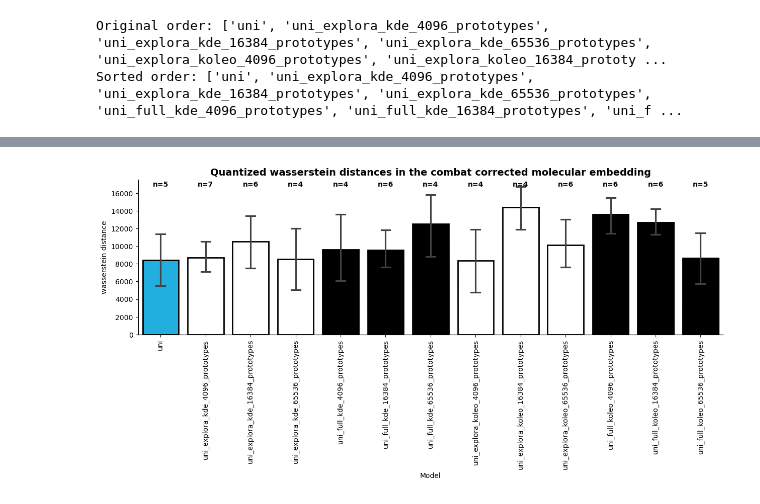
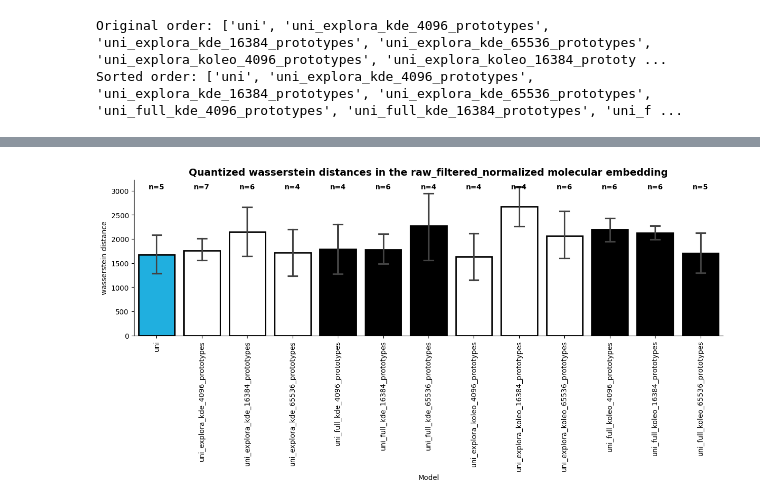
Before and after one commit to AI-for-RNA-Biology/TumorArchetype_FM, a Jupyter notebook: notebooks/TNBC/6_Invasive_clusters_molecular_wassertein.ipynb, the cells around one changed output, grey strips where cells are left out. Drawn from its saved outputs; the diff is of its cells as text; code cells hidden in the pictures.

```diff
--- a/notebooks/TNBC/6_Invasive_clusters_molecular_wassertein.ipynb
+++ b/notebooks/TNBC/6_Invasive_clusters_molecular_wassertein.ipynb
@@ -262,14 +281,14 @@ palette=palette,
 plt.xticks(rotation=90)
 plt.ylabel("wasserstein distance")
 plt.xlabel("Model")
-plt.title(f"{stat.capitalize()} cluster quantized wasserstein distances per patient in the combat corrected", weight='bold', fontsize=16)
+plt.title(f"{stat.capitalize()} cluster quantized wasserstein distances per patient in the raw_filtered_normalized", weight='bold', fontsize=16)
 sns.despine()
 
 for i, n in enumerate(n_clusters):
-    plt.text(x=i, y=14000, s=f"n={int(n)}", ha='center', va='bottom', weight='bold')
+    plt.text(x=i, y=2000, s=f"n={int(n)}", ha='center', va='bottom', weight='bold')
 
 
 
 
-plt.savefig(os.path.join(config['figures_folder'], "Figure4", f"quantized_wasserstein_between_image_clusters_in_combat_corrected_normalized_embedding_per_patient.pdf"), bbox_inches='tight')
+plt.savefig(os.path.join(config['figures_folder'], "Figure4", f"quantized_wasserstein_between_image_clusters_in_raw_filtered_normalized_normalized_embedding_per_patient.pdf"), bbox_inches='tight')
 # %% [output]
@@ -328,7 +352,7 @@ for i_p, patient in enumerate(patient_list):
 
 
         # print(os.path.join(path_to_invasive_cancer_clustering_results, "kmeans", name, f"quantized_wasserstein_distance_molecular_combat_corrected_{name}_{opti_clusters.loc[name, 'n_clusters']}_clusters_patient_{patient}.csv"))
-            filename = os.path.join(path_to_invasive_cancer_clustering_results, "kmeans", name, f"quantized_wasserstein_distance_molecular_combat_corrected_{name}_{opti_clusters.loc[name, 'n_clusters']}_clusters_patient_{patient}.csv")
+            filename = os.path.join(path_to_invasive_cancer_clustering_results, "kmeans", name, f"quantized_wasserstein_distance_molecular_raw_filtered_normalized_{name}_{opti_clusters.loc[name, 'n_clusters']}_clusters_patient_{patient}.csv")
 
             # print(filename)
             df = pd.read_csv(filename, index_col=0)
@@ -429,13 +451,13 @@ palette=palette,
 plt.xticks(rotation=90)
 plt.ylabel("wasserstein distance")
 plt.xlabel("Model")
-plt.title(f"{stat.capitalize()} cluster quantized wasserstein distances per patient in the combat corrected embedding", weight='bold', fontsize=16)
+plt.title(f"{stat.capitalize()} cluster quantized wasserstein distances per patient in the raw_filtered_normalized embedding", weight='bold', fontsize=16)
 sns.despine()
 
 for i, n in enumerate(n_clusters):
-    plt.text(x=i, y=14000, s=f"n={n}", ha='center', va='bottom', weight='bold')
+    plt.text(x=i, y=2000, s=f"n={n}", ha='center', va='bottom', weight='bold')
 
 
 
-plt.savefig(os.path.join(config['figures_folder'], "Figure4", f"quantized_wasserstein_between_image_clusters_in_combat_corrected_embedding_per_patient.pdf"), bbox_inches='tight')
+plt.savefig(os.path.join(config['figures_folder'], "Figure4", f"quantized_wasserstein_between_image_clusters_in_raw_filtered_normalized_embedding_per_patient.pdf"), bbox_inches='tight')
 # %% [output]
@@ -472,7 +643,7 @@ for model_type, names, path in zip([config['retrained_model_list1_type'],
     for name in names:
         # print(os.path.join(path_to_invasive_cancer_clustering_results, name, f"quantized_wasserstein_distance_{name}_{opti_clusters.loc[name, 'n_clusters']}_clusters.csv"))
         # filename = os.path.join(path_to_invasive_cancer_clustering_results, name, f"quantized_wasserstein_distance_{name}_molecular_combat_corrected_5_clusters.csv")
-        filename = os.path.join(path_to_invasive_cancer_clustering_results, name, f"quantized_wasserstein_distance_{name}_molecular_combat_corrected_{opti_clusters.loc[name, 'n_clusters']}_clusters.csv")
+        filename = os.path.join(path_to_invasive_cancer_clustering_results, name, f"quantized_wasserstein_distance_{name}_molecular_raw_filtered_normalized_{opti_clusters.loc[name, 'n_clusters']}_clusters.csv")
         # filename = filenames[0]
 
         df = pd.read_csv(filename, index_col=0)
@@ -544,34 +715,34 @@ for model_type in sorted_models:
         n_clusters.append(df_summary.loc[model_type, 'n_clusters'])
     dfs.append(df)
 df = pd.concat(dfs, ignore_index=True)
 
 
 palette = []
 for model in sorted_models:
     if "explora" in model:
         palette.append("white")
     elif "full" in model:
         palette.append("black")
     else:
         palette.append("deepskyblue")
 
 plt.figure(figsize=(15, 4))
 sns.barplot(data=df, x='model',
             y="wasserstein_distance",
             palette=palette,
             linewidth=2,
             edgecolor="black",
             capsize=0.2,
 )
 plt.xticks(rotation=90)
 plt.ylabel("wasserstein distance")
 plt.xlabel("Model")
-plt.title(f"Quantized wasserstein distances in the combat corrected molecular embedding", weight="bold", fontsize=14)
+plt.title(f"Quantized wasserstein distances in the raw_filtered_normalized molecular embedding", weight="bold", fontsize=14)
 sns.despine()
 
 for i, n in enumerate(n_clusters):
-    plt.text(x=i, y=16600, s=f"n={n}", ha='center', va='bottom', weight='bold')
+    plt.text(x=i, y=3000, s=f"n={n}", ha='center', va='bottom', weight='bold')
 
-plt.savefig(os.path.join(config['figures_folder'], "Figure4/invasive_cancer_clustering_quantized_wasserstein_distances_molecular_combat_corrected_embedding_for_clusters_defined_with_best_silhouette_and_lower_ARI_patient.pdf"), bbox_inches="tight")
+plt.savefig(os.path.join(config['figures_folder'], "Figure4/invasive_cancer_clustering_quantized_wasserstein_distances_molecular_raw_filtered_normalized_embedding_for_clusters_defined_with_best_silhouette_and_lower_ARI_patient.pdf"), bbox_inches="tight")
 # %% [output]
-[figure, old version]
+[figure, new version]
```
Also changed, not shown: parts of 14 cells of this notebook, 37 other files.
